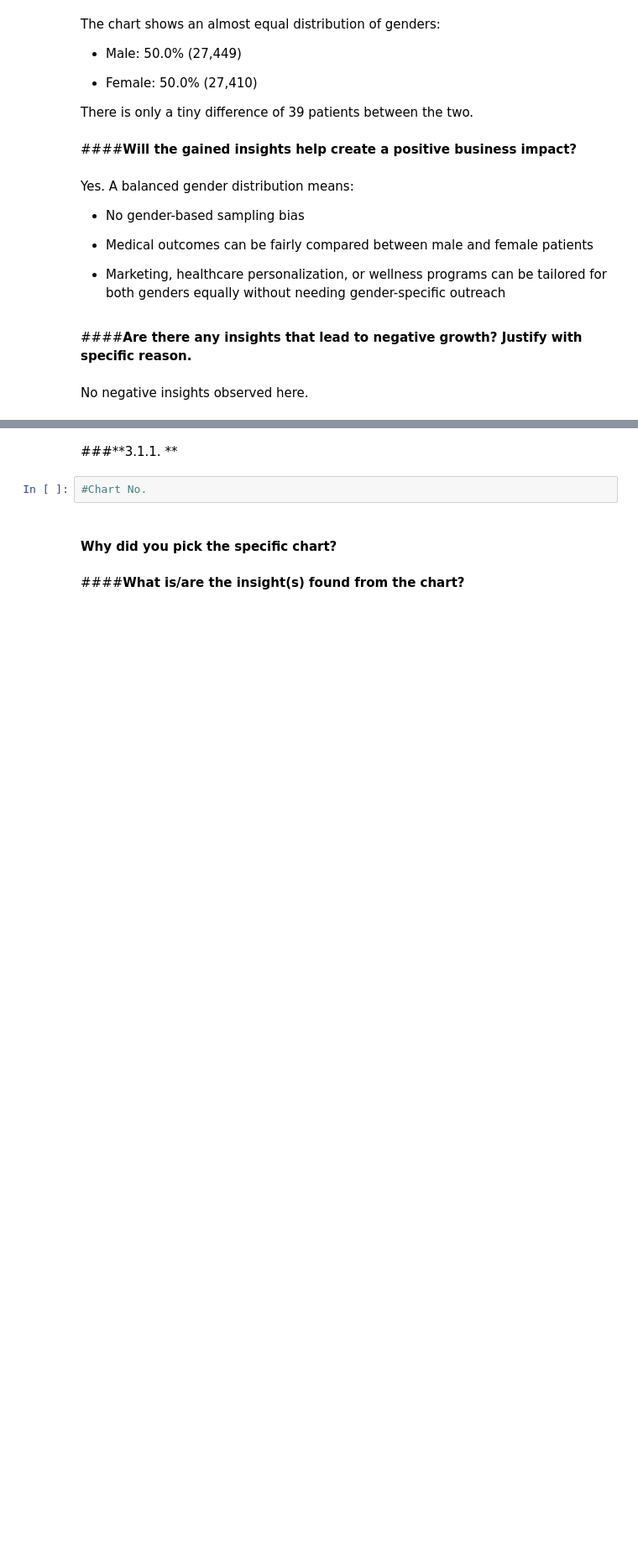
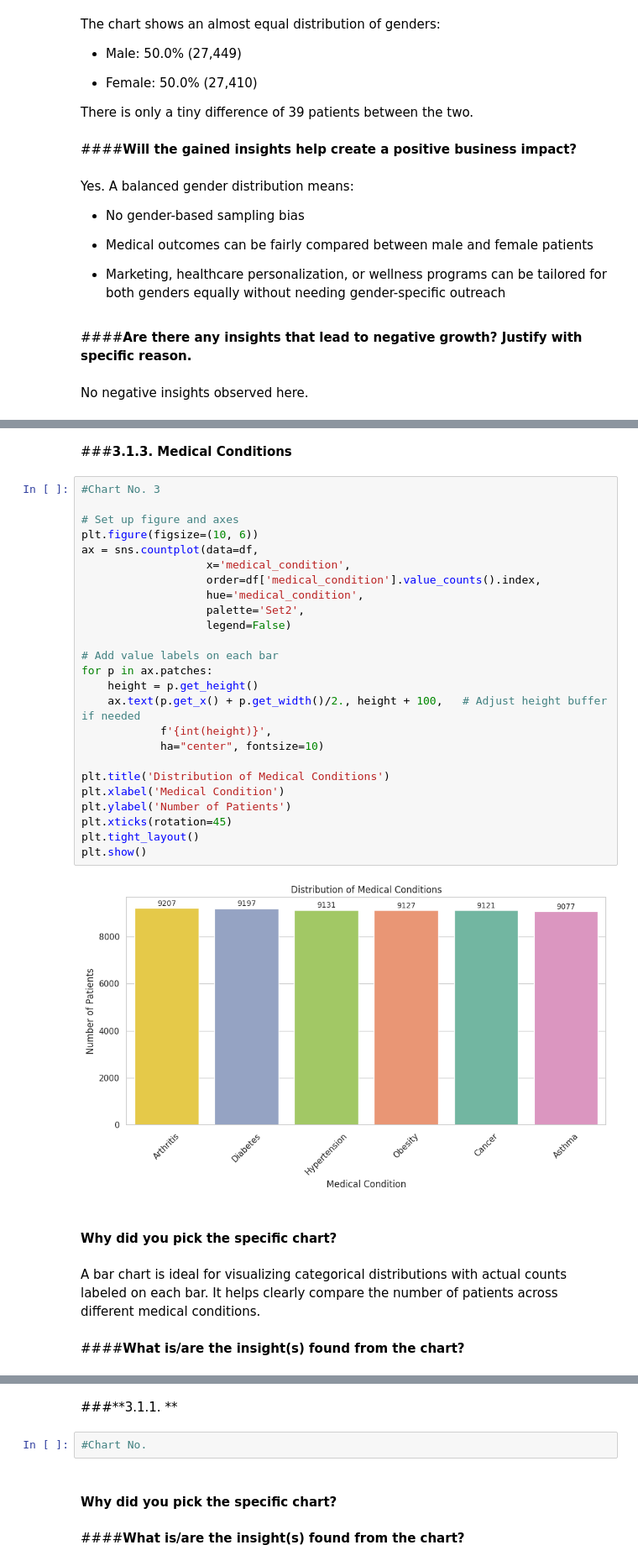
Before and after one commit to Sagarjain93/Healthcare, a Jupyter notebook: Healthcare.ipynb, the cells around one changed output, grey strips where cells are left out. Shown: that part at 84% size. Drawn from its saved outputs; the diff is of its cells as text; blank space fills up the shorter version.

```diff
--- a/Healthcare.ipynb
+++ b/Healthcare.ipynb
@@ -656,0 +702,35 @@ No negative insights observed here.
+# %% [markdown]
+###**3.1.3. Medical Conditions**
+# %%
+#Chart No. 3
+
+# Set up figure and axes
+plt.figure(figsize=(10, 6))
+ax = sns.countplot(data=df,
+                   x='medical_condition',
+                   order=df['medical_condition'].value_counts().index,
+                   hue='medical_condition',
+                   palette='Set2',
+                   legend=False)
+
+# Add value labels on each bar
+for p in ax.patches:
+    height = p.get_height()
+    ax.text(p.get_x() + p.get_width()/2., height + 100,   # Adjust height buffer if needed
+            f'{int(height)}',
+            ha="center", fontsize=10)
+
+plt.title('Distribution of Medical Conditions')
+plt.xlabel('Medical Condition')
+plt.ylabel('Number of Patients')
+plt.xticks(rotation=45)
+plt.tight_layout()
+plt.show()
+# %% [output]
+[figure, added]
+# %% [markdown]
+#### **Why did you pick the specific chart?**
+# %% [markdown]
+A bar chart is ideal for visualizing categorical distributions with actual counts labeled on each bar. It helps clearly compare the number of patients across different medical conditions.
+# %% [markdown]
+####**What is/are the insight(s) found from the chart?**
```
Also changed, not shown: parts of 27 cells of this notebook.
